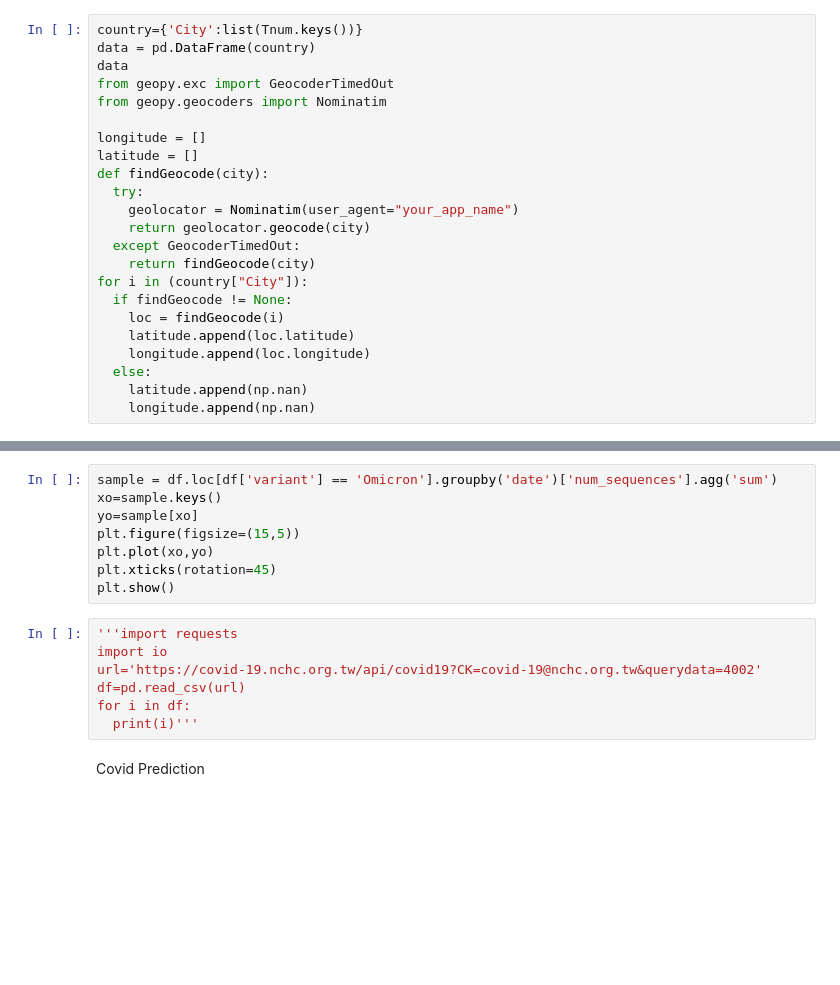
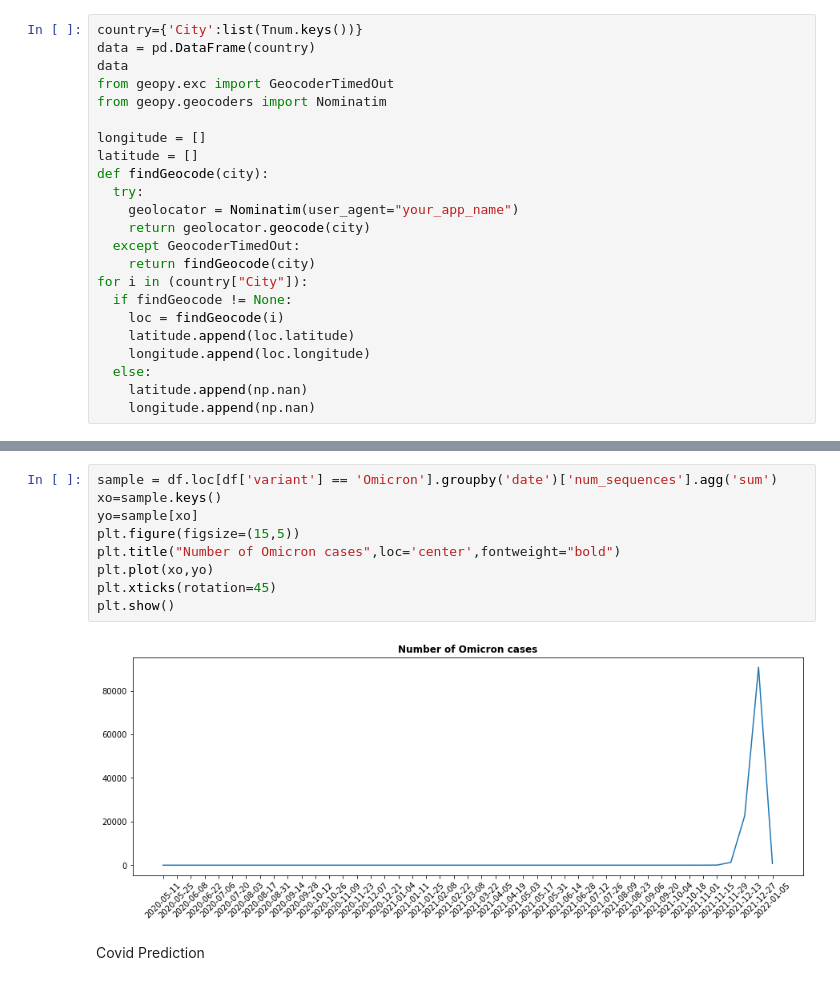
Before and after one commit to yy1200/COVID-19, a Jupyter notebook: COVID_19.ipynb, the cells around one changed output, grey strips where cells are left out. Drawn from its saved outputs; the diff is of its cells as text; blank space fills up the shorter version.

```diff
--- a/COVID_19.ipynb
+++ b/COVID_19.ipynb
@@ -133,18 +220,14 @@ for virus in df.variant.unique():
 # %%
 sample = df.loc[df['variant'] == 'Omicron'].groupby('date')['num_sequences'].agg('sum')
 xo=sample.keys()
 yo=sample[xo]
 plt.figure(figsize=(15,5))
+plt.title("Number of Omicron cases",loc='center',fontweight="bold")
 plt.plot(xo,yo)
 plt.xticks(rotation=45)
 plt.show()
+# %% [output]
+[figure, added]
-# %%
-'''import requests
-import io
-url='https://covid-19.nchc.org.tw/api/covid19?CK=covid-19@nchc.org.tw&querydata=4002'
-df=pd.read_csv(url)
-for i in df:
-  print(i)'''
 # %% [markdown]
 Covid Prediction
 # %%
```
Also changed, not shown: parts of 18 cells of this notebook.
